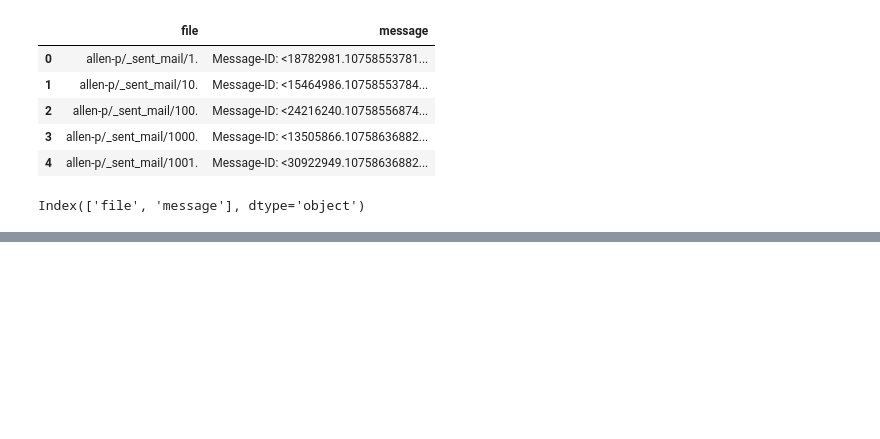
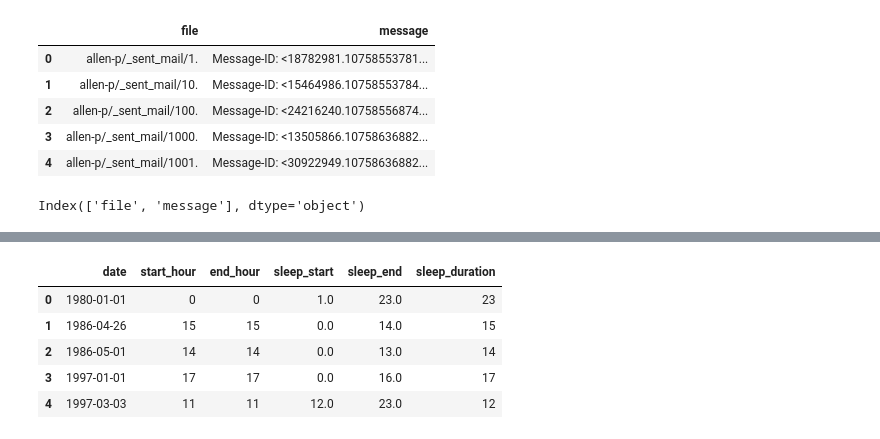
Before and after one commit to mems250005048-wq/TIMEsTAMP, a Jupyter notebook: Untitled4.ipynb, the cells around one changed output, grey strips where cells are left out. Cells and saved outputs as stored; diff of their text form; code cells hidden in the pictures; blank space fills up the shorter version.

```diff
--- a/Untitled4.ipynb
+++ b/Untitled4.ipynb
@@ -39,3 +92,3 @@ df = df.rename(columns={"Date": "timestamp"})
 # %%
-df = df[["timestamp"]]
+df["timestamp"].head()
 # %% [output]
@@ -42,0 +102,3 @@ KeyError: "None of [Index(['timestamp'], dtype='object')] are in the [columns]"
+# %%
+df["date"] = df["timestamp"].dt.date
+df["hour"] = df["timestamp"].dt.hour
@@ -42,0 +153,17 @@ KeyError: "None of [Index(['timestamp'], dtype='object')] are in the [columns]"
+# %%
+day_data = daily_hour_counts[daily_hour_counts["date"] == day]
+# %%
+def analyze_one_day(day_df):
+    """
+    Input: data for a single day (hour, count)
+    Output: start hour, end hour
+    """
+    active_hours = day_df[day_df["count"] > 0]["hour"]
+
+    if len(active_hours) == 0:
+        return None, None
+
+    start_time = active_hours.min()
+    end_time = active_hours.max()
+
+    return start_time, end_time
@@ -42,0 +211,27 @@ KeyError: "None of [Index(['timestamp'], dtype='object')] are in the [columns]"
+# %%
+results = []
+
+for day in daily_hour_counts["date"].unique():
+    day_data = daily_hour_counts[daily_hour_counts["date"] == day]
+
+    start, end = analyze_one_day(day_data)
+    sleep_start, sleep_end, sleep_duration = find_sleep_period(day_data)
+
+    results.append({
+        "date": day,
+        "start_hour": start,
+        "end_hour": end,
+        "sleep_start": sleep_start,
+        "sleep_end": sleep_end,
+        "sleep_duration": sleep_duration
+    })
+
+daily_summary = pd.DataFrame(results)
+daily_summary.head()
+# %% [output]
+|  | date | start_hour | end_hour | sleep_start | sleep_end | sleep_duration |
+| 0 | 1980-01-01 | 0 | 0 | 1.0 | 23.0 | 23 |
+| 1 | 1986-04-26 | 15 | 15 | 0.0 | 14.0 | 15 |
+| 2 | 1986-05-01 | 14 | 14 | 0.0 | 13.0 | 14 |
+| 3 | 1997-01-01 | 17 | 17 | 0.0 | 16.0 | 17 |
+| 4 | 1997-03-03 | 11 | 11 | 12.0 | 23.0 | 12 |
```
Also changed, not shown: parts of 15 cells of this notebook.
